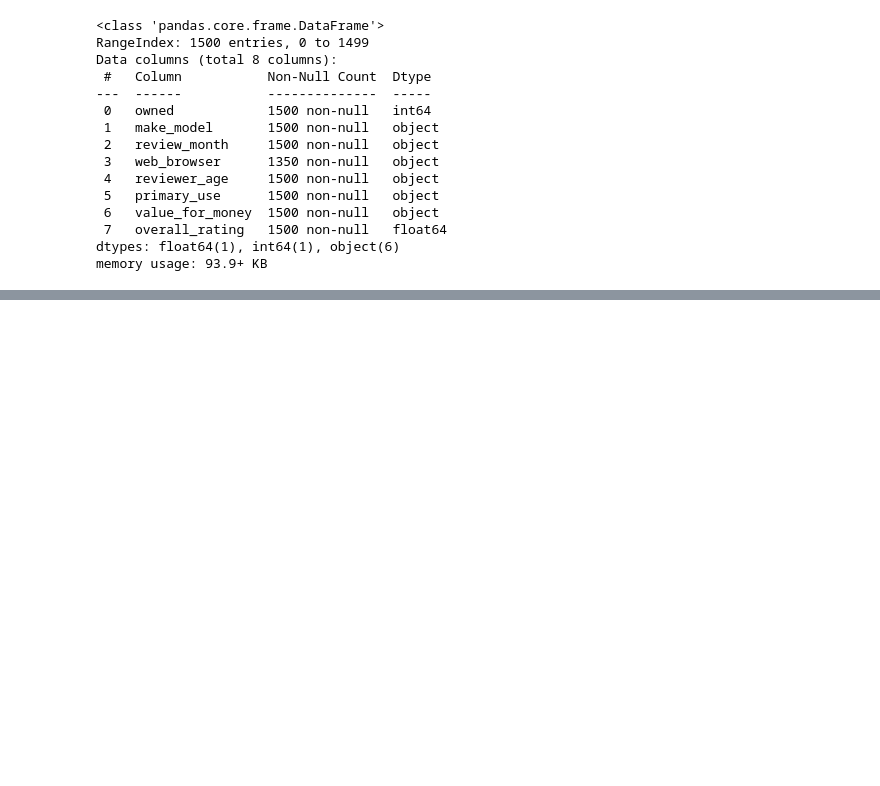
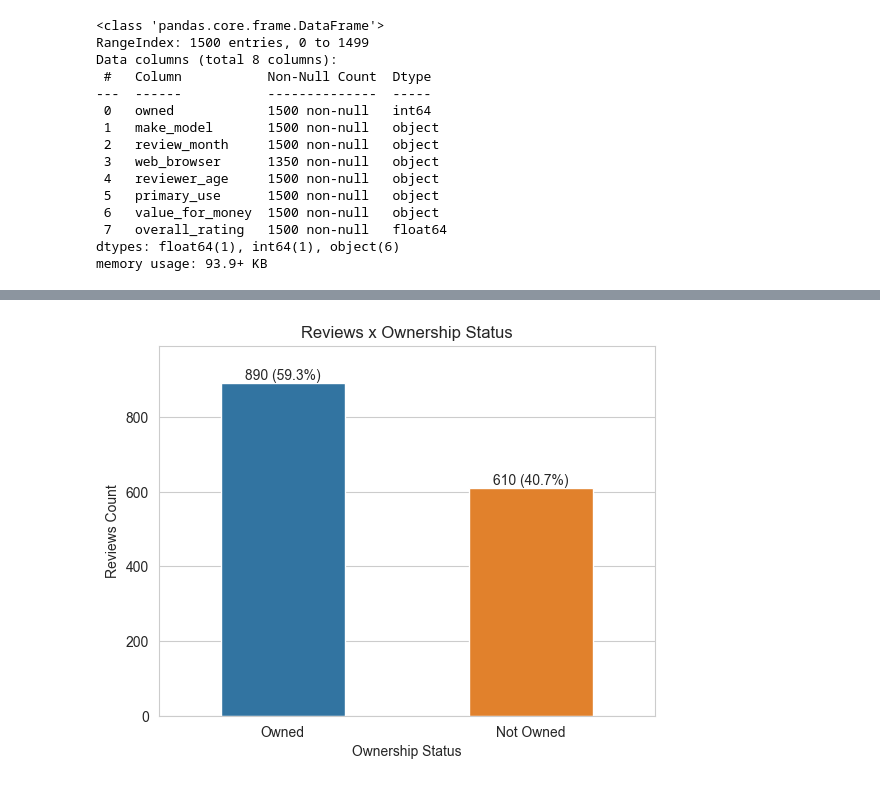
Before and after one commit to farvic/python-datascience, a Jupyter notebook: data_science_associate_exam/electric_mopeds_associate_exam.ipynb, the cells around one changed output, grey strips where cells are left out. Drawn from its saved outputs; the diff is of its cells as text; code cells hidden in the pictures; blank space fills up the shorter version.

Commit message:
[DS Associate] Task 3 graph

```diff
--- a/data_science_associate_exam/electric_mopeds_associate_exam.ipynb
+++ b/data_science_associate_exam/electric_mopeds_associate_exam.ipynb
@@ -42,17 +40,34 @@ memory usage: 93.9+ KB
 # %%
-%%time
+# parsing the year
+year = dt.now().year.__str__()
+emo_df['review_month'] = pd.to_datetime(emo_df['review_month'] + '-' + year)
 
-# emo_df['review_month'] = emo_df['review_month'].apply(lambda x: x.strftime('%Y-%m'))
+# Checking number of unique values for some columns that should have a limited number of values
+# This is to check if there are any typos or other errors in the data
+for col in ['owned', 'make_model', 'web_browser', 'primary_use', 'value_for_money']:
+    print(col, emo_df[col].unique())
 
-# converting make_model to a categorical variable
+# Converting the values to boolean
+emo_df['owned'] = emo_df['owned'].astype('bool')
+
+# Converting make_model to a categorical variable
 emo_df['make_model'] = emo_df['make_model'].astype('category')
 
-# convert the web_browser null values are replaced with 'unknown'
+# Replacing null values with 'unknown' and converting the values to a categorical variable
 emo_df['web_browser'].fillna('unknown', inplace=True)
 emo_df['web_browser'] = emo_df['web_browser'].astype('category')
 
-# reviewer age string should be converted to integers and null values should be replaced with the mean
+# Reviewer age string should be converted to integers and null values should be replaced with the mean
 emo_df['reviewer_age'] = emo_df['reviewer_age'].replace('-', np.nan).astype("Int64")
 mean_age = emo_df['reviewer_age'].mean(numeric_only=True).astype(int)
 emo_df['reviewer_age'] = emo_df['reviewer_age'].fillna(mean_age)
+
+# Converting primary_use to a categorical variable
+emo_df['primary_use'] = emo_df['primary_use'].astype('category')
+
+# Converting value_for_money to a numeric value
+emo_df['value_for_money'] = emo_df['value_for_money'].apply(lambda x: int(x.split('/')[0]))
+
+# Checking the tyes
+emo_df.dtypes
 # %% [output]
@@ -83,0 +97,17 @@ dtype: object
+# %%
+# Create the countplot
+ax = sns.countplot(x="owned", data=emo_df, width=0.5, order=emo_df['owned'].value_counts().index)
+sns.set_style("whitegrid")
+plt.title("Reviews x Ownership Status")
+plt.xticks([1, 0], ["Not Owned", "Owned"])
+plt.xlabel("Ownership Status")
+plt.ylabel("Reviews Count")
+total = float(len(emo_df))
+plt.ylim(0, max(emo_df['owned'].value_counts())+100)
+for p in ax.patches:
+    ax.annotate(f'{int(p.get_height())} ({p.get_height()/len(emo_df)*100:.1f}%)',
+                (p.get_x()+0.1, p.get_height()+10))
+# Show the plot
+plt.show()
+# %% [output]
+[figure, added]
```
Also changed, not shown: parts of 11 cells of this notebook, 1 other file.
